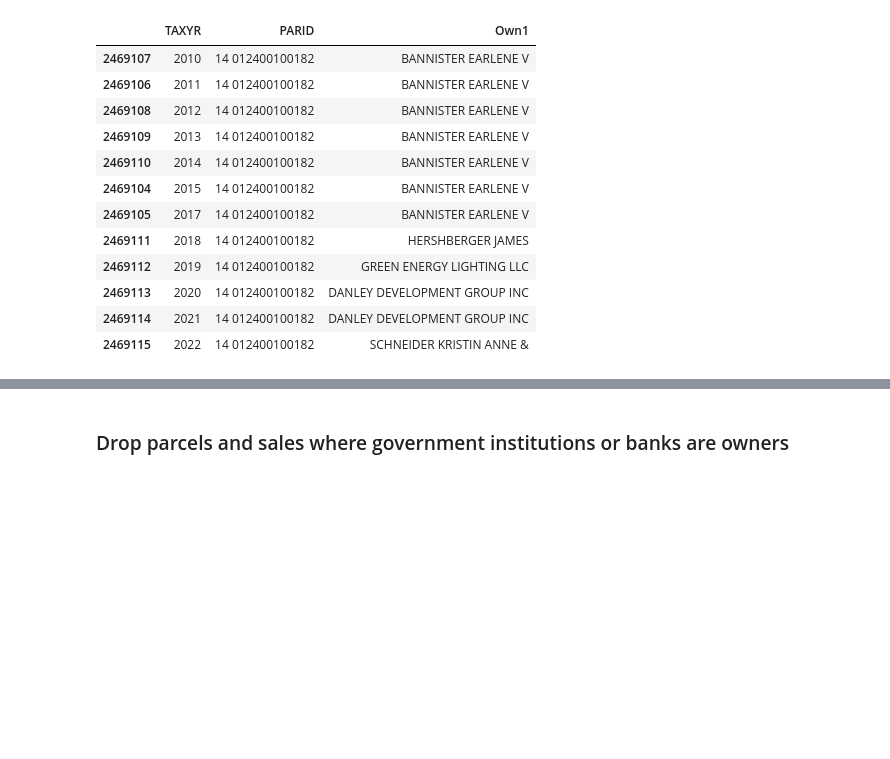
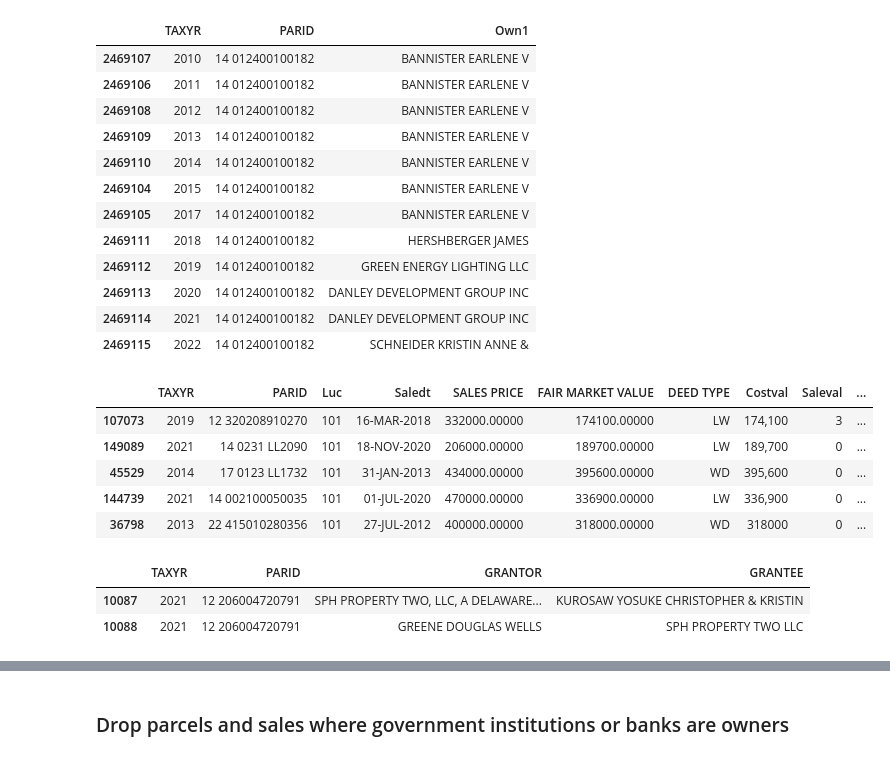
Before and after one commit to Nicholas-Polimeni/wealth-loss-sfr, a Jupyter notebook: analysis.ipynb, the cells around one changed output, grey strips where cells are left out. Drawn from its saved outputs; the diff is of its cells as text; code cells hidden in the pictures; blank space fills up the shorter version.

```diff
--- a/analysis.ipynb
+++ b/analysis.ipynb
@@ -338,3 +404,16 @@ Later we can put these into discrete bins if needed.
+# %%
+# Minor cleaning on GRANTEE and GRANTOR
+# Regex to clean by replacing dots, commas, and multiple spaces
+# Also make all strings uppercase (they should be already)
+re_dots_commas = r"[.,]+"
+re_multiple_spaces = r"\s{2,}"
+
+for col in ["GRANTEE", "GRANTOR"]:
+    fulton_sales_all[col] = fulton_sales_all[col].str.replace(
+        re_dots_commas, "", regex=True
+    ).str.replace(
+        re_multiple_spaces, " ", regex=True
+    ).str.upper()
 # %%
 # Verify that GRANTEE = Own1 in TAXYR, GRANTOR = Own1 in PREVIOUS TAXYR
 # where GRANTEE/GRANTOR from sale data, Own1 from parcel data.
@@ -370,3 +457,21 @@ digest_full_geo_nbhd[digest_full_geo_nbhd["PARID"] == "14 012400100182"][["TAXYR
 | 2469113 | 2020 | 14 012400100182 | DANLEY DEVELOPMENT GROUP INC |
 | 2469114 | 2021 | 14 012400100182 | DANLEY DEVELOPMENT GROUP INC |
 | 2469115 | 2022 | 14 012400100182 | SCHNEIDER KRISTIN ANNE & |
+# %%
+transactions_in_yr = pd.DataFrame(
+    fulton_sales_all.groupby(["TAXYR", "PARID"])["PARID"].count()
+).rename(columns={"PARID": "transcations_in_yr"})
+
+fulton_sales_all = fulton_sales_all.merge(
+    transactions_in_yr,
+    on=["TAXYR", "PARID"],
+    how="inner"
+)
+# %%
+# only merge if the count of sales in the TAXYR for that parcel is <= 1
+t = fulton_sales_all[fulton_sales_all["transcations_in_yr"] < 2].merge(
+    digest_full_geo_nbhd[["TAXYR", "PARID", "Own1", "owner_addr"]],
+    left_on=["TAXYR", "PARID"],
+    right_on=["TAXYR", "PARID"],
+    how="left"
+)
@@ -372,0 +480,15 @@ digest_full_geo_nbhd[digest_full_geo_nbhd["PARID"] == "14 012400100182"][["TAXYR
+# %%
+t.sample(5)
+# %% [output]
+|  | TAXYR | PARID | Luc | Saledt | SALES PRICE | FAIR MARKET VALUE | DEED TYPE | Costval | Saleval | ... |
+| 107073 | 2019 | 12 320208910270 | 101 | 16-MAR-2018 | 332000.00000 | 174100.00000 | LW | 174,100 | 3 | ... |
+| 149089 | 2021 | 14 0231 LL2090 | 101 | 18-NOV-2020 | 206000.00000 | 189700.00000 | LW | 189,700 | 0 | ... |
+| 45529 | 2014 | 17 0123 LL1732 | 101 | 31-JAN-2013 | 434000.00000 | 395600.00000 | WD | 395,600 | 0 | ... |
+| 144739 | 2021 | 14 002100050035 | 101 | 01-JUL-2020 | 470000.00000 | 336900.00000 | LW | 336,900 | 0 | ... |
+| 36798 | 2013 | 22 415010280356 | 101 | 27-JUL-2012 | 400000.00000 | 318000.00000 | WD | 318000 | 0 | ... |
+# %%
+fulton_sales_all[fulton_sales_all["PARID"] == "12 206004720791"][["TAXYR", "PARID", "GRANTOR", "GRANTEE"]].sort_values(by="TAXYR")
+# %% [output]
+|  | TAXYR | PARID | GRANTOR | GRANTEE |
+| 10087 | 2021 | 12 206004720791 | SPH PROPERTY TWO, LLC, A DELAWARE... | KUROSAW YOSUKE CHRISTOPHER & KRISTIN |
+| 10088 | 2021 | 12 206004720791 | GREENE DOUGLAS WELLS | SPH PROPERTY TWO LLC |
```
Also changed, not shown: parts of 19 cells of this notebook.
